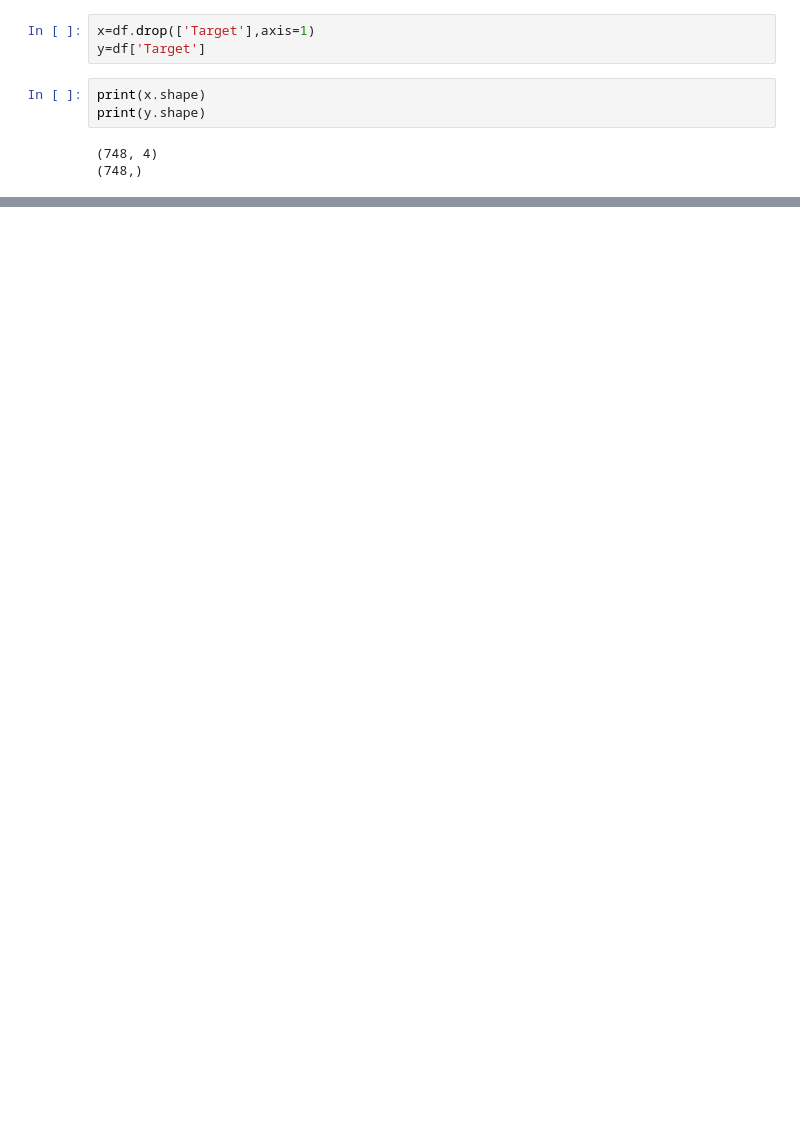
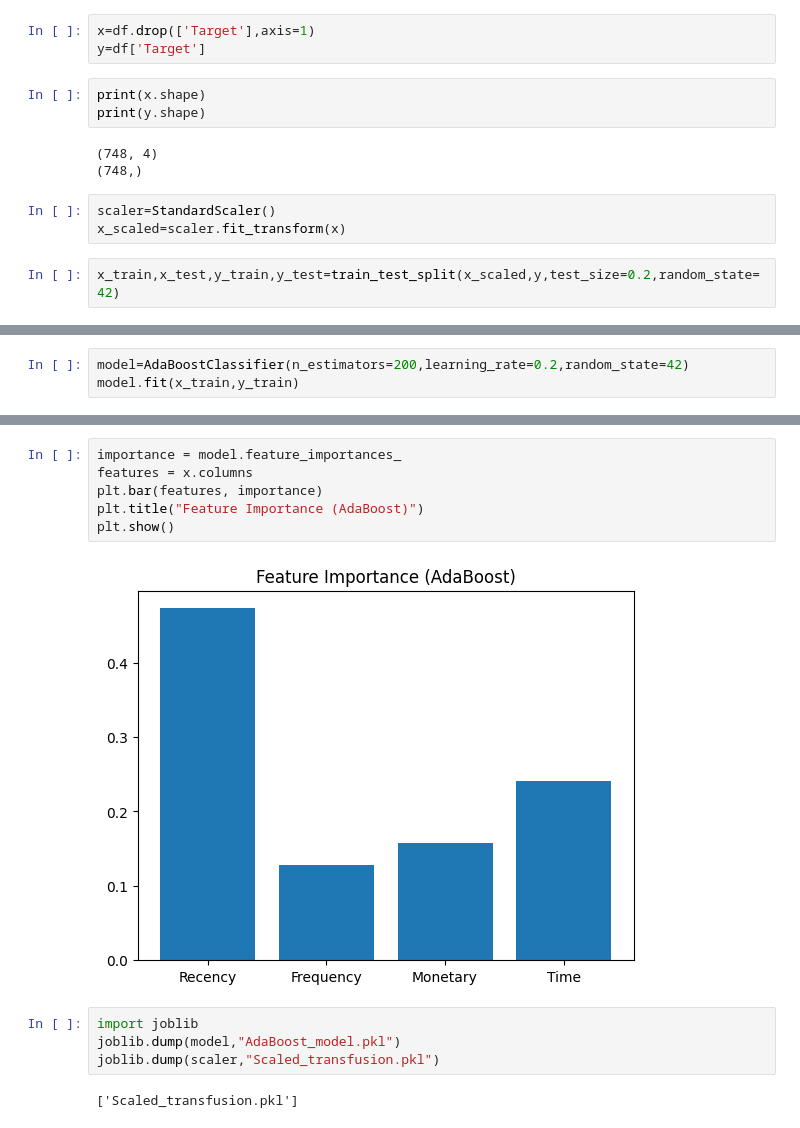
Before and after one commit to Manoranjitham61217/Blood_Transfusion_Analysis, a Jupyter notebook: AB_BloodTrans_model.ipynb, the cells around one changed output, grey strips where cells are left out. Cells and saved outputs as stored; diff of their text form; blank space fills up the shorter version.

```diff
--- a/AB_BloodTrans_model.ipynb
+++ b/AB_BloodTrans_model.ipynb
@@ -96,3 +110,8 @@ print(y.shape)
 # %% [output]
 (748, 4)
 (748,)
+# %%
+scaler=StandardScaler()
+x_scaled=scaler.fit_transform(x)
+# %%
+x_train,x_test,y_train,y_test=train_test_split(x_scaled,y,test_size=0.2,random_state=42)
@@ -98,0 +128,3 @@ print(y.shape)
+# %%
+model=AdaBoostClassifier(n_estimators=200,learning_rate=0.2,random_state=42)
+model.fit(x_train,y_train)
@@ -98,0 +173,14 @@ print(y.shape)
+# %%
+importance = model.feature_importances_
+features = x.columns
+plt.bar(features, importance)
+plt.title("Feature Importance (AdaBoost)")
+plt.show()
+# %% [output]
+[figure, added]
+# %%
+import joblib
+joblib.dump(model,"AdaBoost_model.pkl")
+joblib.dump(scaler,"Scaled_transfusion.pkl")
+# %% [output]
+['Scaled_transfusion.pkl']
```
Also changed, not shown: parts of 11 cells of this notebook, 3 other files.
